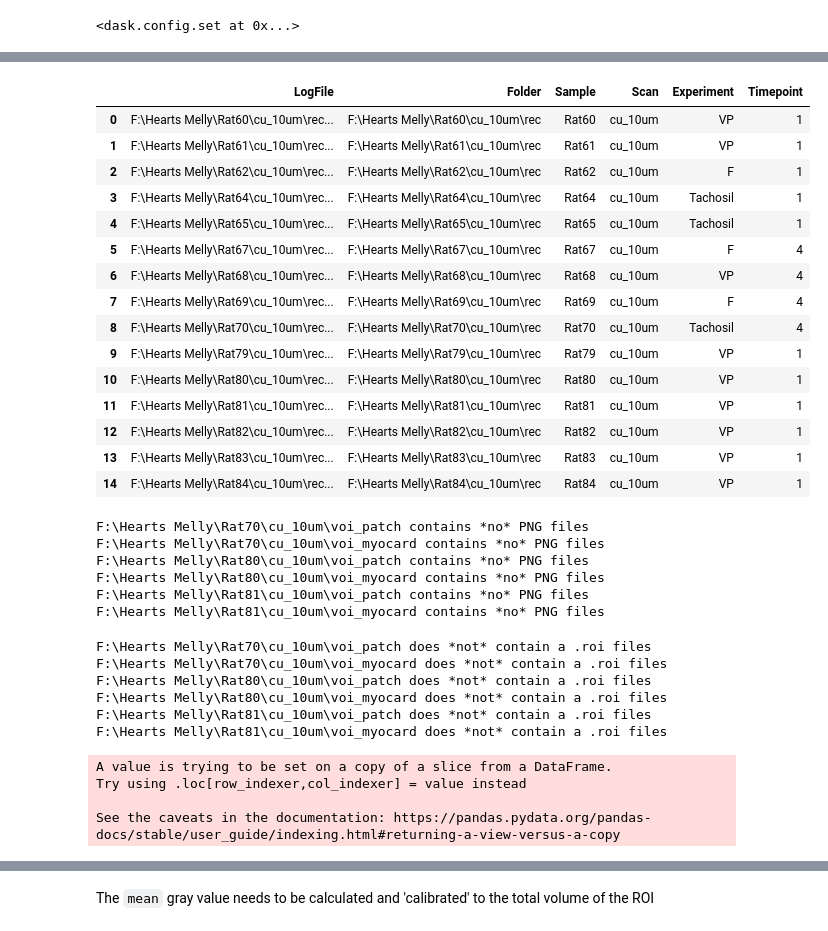
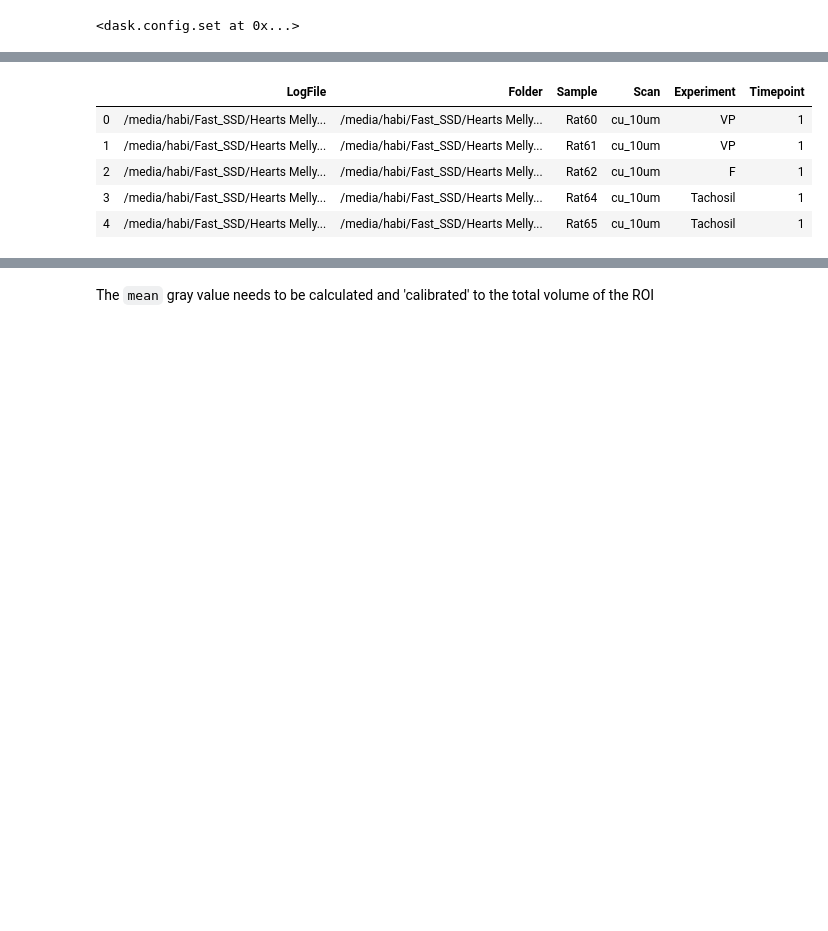
Before and after one commit to habi/heart-neoangiogenesis, a Jupyter notebook: Patch-Delineation-Analysis.ipynb, the cells around one changed output, grey strips where cells are left out. Cells and saved outputs as stored; diff of their text form; code cells hidden in the pictures; blank space fills up the shorter version.

```diff
--- a/Patch-Delineation-Analysis.ipynb
+++ b/Patch-Delineation-Analysis.ipynb
@@ -210,52 +199,14 @@ for c,row in Data.iterrows():
         Data.drop(c, inplace=True)
 Data.reset_index(drop=True, inplace=True)
 # %%
-Data
+Data.head()
 # %% [output]
 |  | LogFile | Folder | Sample | Scan | Experiment | Timepoint |
-| 0 | F:\Hearts Melly\Rat60\cu_10um\rec... | F:\Hearts Melly\Rat60\cu_10um\rec | Rat60 | cu_10um | VP | 1 |
-| 1 | F:\Hearts Melly\Rat61\cu_10um\rec... | F:\Hearts Melly\Rat61\cu_10um\rec | Rat61 | cu_10um | VP | 1 |
-| 2 | F:\Hearts Melly\Rat62\cu_10um\rec... | F:\Hearts Melly\Rat62\cu_10um\rec | Rat62 | cu_10um | F | 1 |
-| 3 | F:\Hearts Melly\Rat64\cu_10um\rec... | F:\Hearts Melly\Rat64\cu_10um\rec | Rat64 | cu_10um | Tachosil | 1 |
-| 4 | F:\Hearts Melly\Rat65\cu_10um\rec... | F:\Hearts Melly\Rat65\cu_10um\rec | Rat65 | cu_10um | Tachosil | 1 |
-| 5 | F:\Hearts Melly\Rat67\cu_10um\rec... | F:\Hearts Melly\Rat67\cu_10um\rec | Rat67 | cu_10um | F | 4 |
-| 6 | F:\Hearts Melly\Rat68\cu_10um\rec... | F:\Hearts Melly\Rat68\cu_10um\rec | Rat68 | cu_10um | VP | 4 |
-| 7 | F:\Hearts Melly\Rat69\cu_10um\rec... | F:\Hearts Melly\Rat69\cu_10um\rec | Rat69 | cu_10um | F | 4 |
-| 8 | F:\Hearts Melly\Rat70\cu_10um\rec... | F:\Hearts Melly\Rat70\cu_10um\rec | Rat70 | cu_10um | Tachosil | 4 |
-| 9 | F:\Hearts Melly\Rat79\cu_10um\rec... | F:\Hearts Melly\Rat79\cu_10um\rec | Rat79 | cu_10um | VP | 1 |
-| 10 | F:\Hearts Melly\Rat80\cu_10um\rec... | F:\Hearts Melly\Rat80\cu_10um\rec | Rat80 | cu_10um | VP | 1 |
-| 11 | F:\Hearts Melly\Rat81\cu_10um\rec... | F:\Hearts Melly\Rat81\cu_10um\rec | Rat81 | cu_10um | VP | 1 |
-| 12 | F:\Hearts Melly\Rat82\cu_10um\rec... | F:\Hearts Melly\Rat82\cu_10um\rec | Rat82 | cu_10um | VP | 1 |
-| 13 | F:\Hearts Melly\Rat83\cu_10um\rec... | F:\Hearts Melly\Rat83\cu_10um\rec | Rat83 | cu_10um | VP | 1 |
-| 14 | F:\Hearts Melly\Rat84\cu_10um\rec... | F:\Hearts Melly\Rat84\cu_10um\rec | Rat84 | cu_10um | VP | 1 |
+| 0 | /media/habi/Fast_SSD/Hearts Melly... | /media/habi/Fast_SSD/Hearts Melly... | Rat60 | cu_10um | VP | 1 |
+| 1 | /media/habi/Fast_SSD/Hearts Melly... | /media/habi/Fast_SSD/Hearts Melly... | Rat61 | cu_10um | VP | 1 |
+| 2 | /media/habi/Fast_SSD/Hearts Melly... | /media/habi/Fast_SSD/Hearts Melly... | Rat62 | cu_10um | F | 1 |
+| 3 | /media/habi/Fast_SSD/Hearts Melly... | /media/habi/Fast_SSD/Hearts Melly... | Rat64 | cu_10um | Tachosil | 1 |
+| 4 | /media/habi/Fast_SSD/Hearts Melly... | /media/habi/Fast_SSD/Hearts Melly... | Rat65 | cu_10um | Tachosil | 1 |
-# %%
-# Detect what's in the VOI folders
-for sample in Data.Sample.unique():
-    for folder in ['_patch', '_myocard']:
-        # print('%s contains %s PNG files' % (glob.glob(os.path.join(Root, sample, 'cu_10um', '*' + folder)),
-        #                                     len(glob.glob(os.path.join(Root, sample, 'cu_10um', '*' + folder, '*.png')))))
-        if not len(glob.glob(os.path.join(Root, sample, 'cu_10um', '*' + folder, '*.png'))):
-            print('%s contains *no* PNG files' % glob.glob(os.path.join(Root, sample, 'cu_10um', '*' + folder))[0])
-# %% [output]
-F:\Hearts Melly\Rat70\cu_10um\voi_patch contains *no* PNG files
-F:\Hearts Melly\Rat70\cu_10um\voi_myocard contains *no* PNG files
-F:\Hearts Melly\Rat80\cu_10um\voi_patch contains *no* PNG files
-F:\Hearts Melly\Rat80\cu_10um\voi_myocard contains *no* PNG files
-F:\Hearts Melly\Rat81\cu_10um\voi_patch contains *no* PNG files
-F:\Hearts Melly\Rat81\cu_10um\voi_myocard contains *no* PNG files
-# %%
-# Detect VOI files
-for sample in Data.Sample.unique():
-    for folder in ['_patch', '_myocard']:
-        if len(glob.glob(os.path.join(Root, sample, 'cu_10um', '*' + folder, '*.roi'))) != 1:
-            print('%s does *not* contain a .roi files' % glob.glob(os.path.join(Root, sample, 'cu_10um', '*' + folder))[0])
-# %% [output]
-F:\Hearts Melly\Rat70\cu_10um\voi_patch does *not* contain a .roi files
-F:\Hearts Melly\Rat70\cu_10um\voi_myocard does *not* contain a .roi files
-F:\Hearts Melly\Rat80\cu_10um\voi_patch does *not* contain a .roi files
-F:\Hearts Melly\Rat80\cu_10um\voi_myocard does *not* contain a .roi files
-F:\Hearts Melly\Rat81\cu_10um\voi_patch does *not* contain a .roi files
-F:\Hearts Melly\Rat81\cu_10um\voi_myocard does *not* contain a .roi files
 # %%
 # Tim delineated both the patch and myocard region
 # We thus need to duplicate the dataframe for loading them correctly
@@ -265,8 +217,0 @@ Data.reset_index(drop=True, inplace=True)
-# %%
-Data['VOI'] = 'myocard'
-Data.iloc[::2, :]['VOI'] = 'patch'
-# %% [output]
-A value is trying to be set on a copy of a slice from a DataFrame.
-Try using .loc[row_indexer,col_indexer] = value instead
-
-See the caveats in the documentation: https://pandas.pydata.org/pandas-docs/stable/user_guide/indexing.html#returning-a-view-versus-a-copy
```
Also changed, not shown: parts of 32 cells of this notebook.
